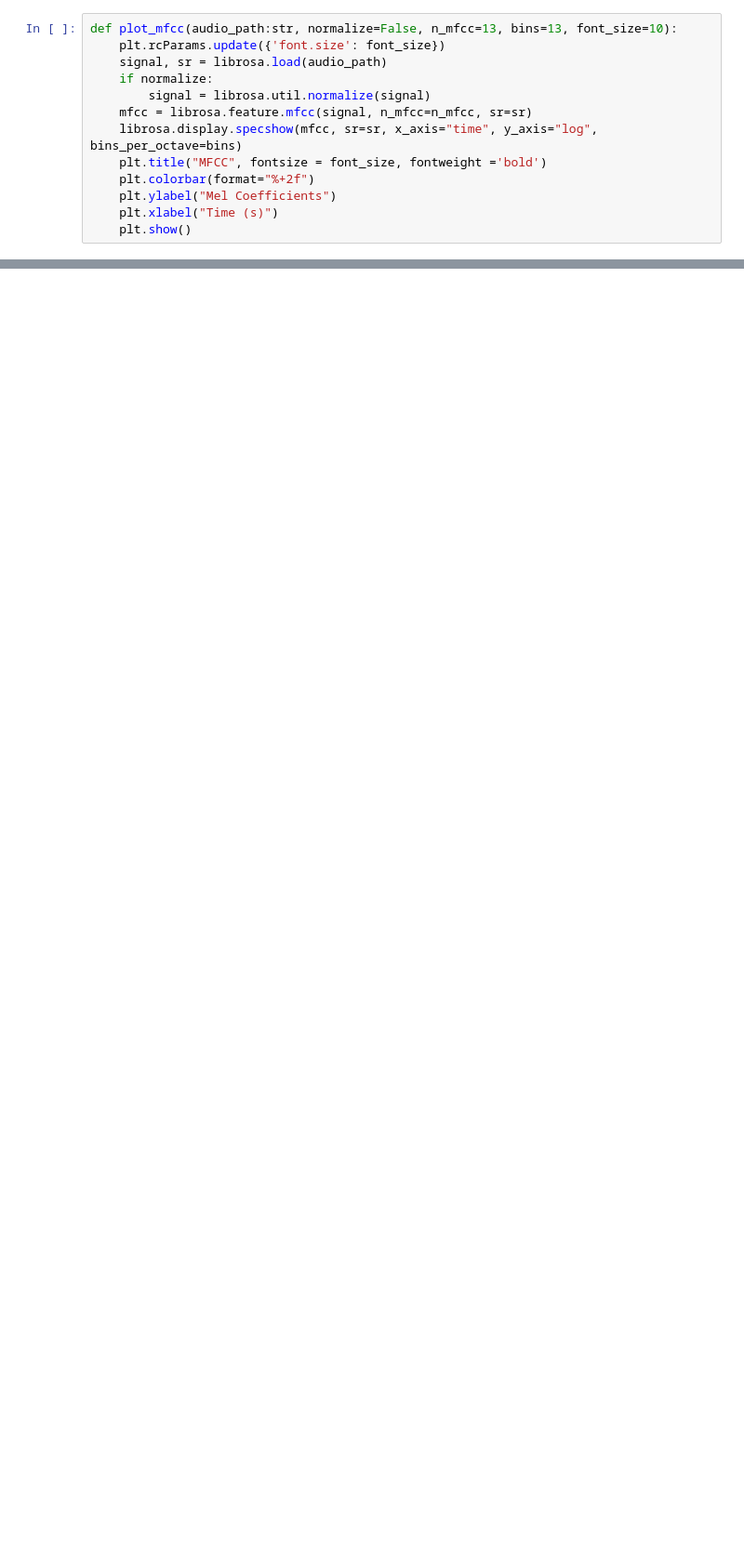
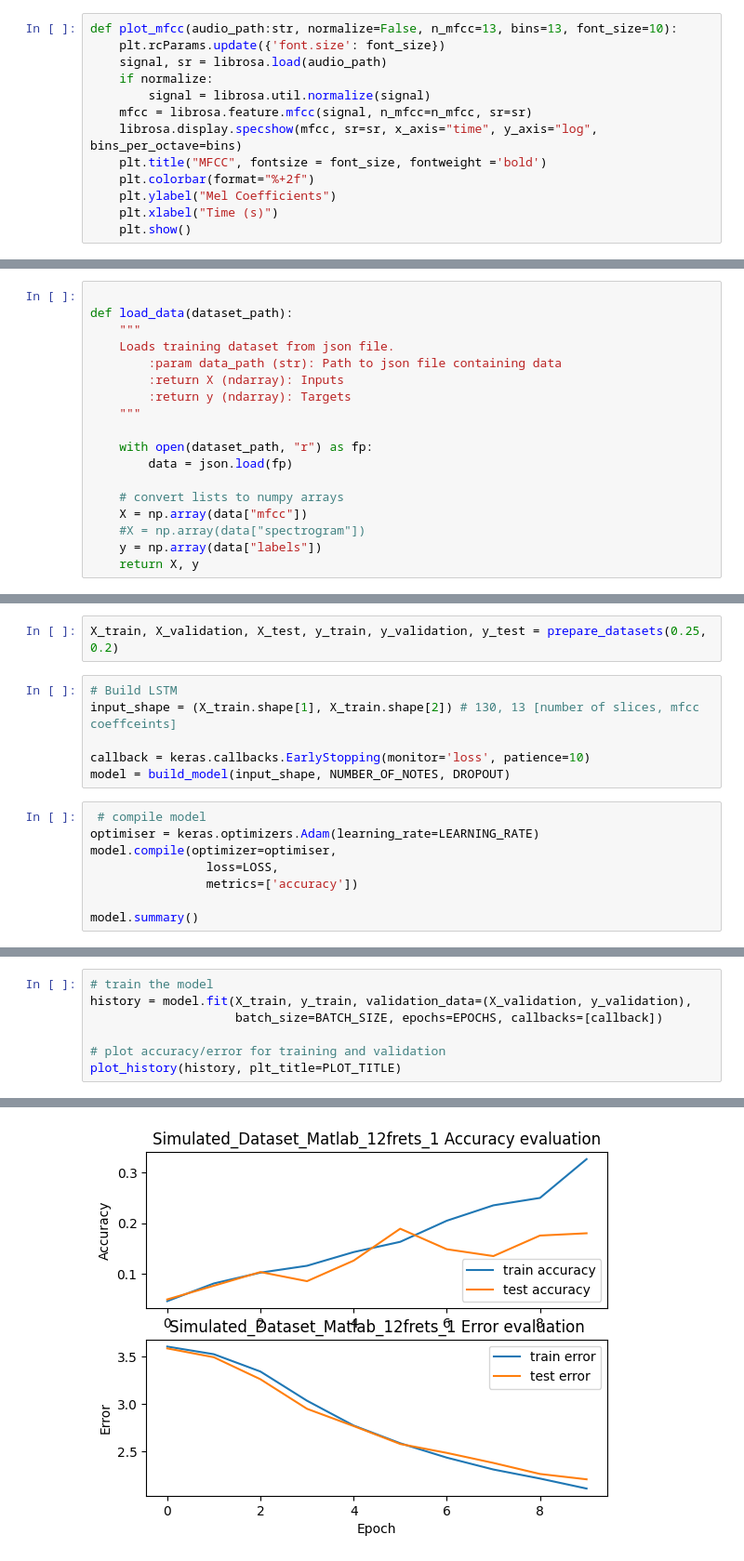
Before and after one commit to blaze21777/Automatic-Music-Transcription, a Jupyter notebook: src/LSTM/LSTM.ipynb, the cells around one changed output, grey strips where cells are left out. Shown at 93% size. Cells and saved outputs as stored; diff of their text form; blank space fills up the shorter version.

Commit message:
Added model building code

```diff
--- a/src/LSTM/LSTM.ipynb
+++ b/src/LSTM/LSTM.ipynb
@@ -115,0 +160,18 @@ plot_spectrogram(AUDIO_FILE, normalize=True)
+# %%
+
+def load_data(dataset_path):
+    """
+    Loads training dataset from json file.
+        :param data_path (str): Path to json file containing data
+        :return X (ndarray): Inputs
+        :return y (ndarray): Targets
+    """
+
+    with open(dataset_path, "r") as fp:
+        data = json.load(fp)
+
+    # convert lists to numpy arrays
+    X = np.array(data["mfcc"])
+    #X = np.array(data["spectrogram"])
+    y = np.array(data["labels"])
+    return X, y
@@ -115,0 +276,16 @@ plot_spectrogram(AUDIO_FILE, normalize=True)
+# %%
+X_train, X_validation, X_test, y_train, y_validation, y_test = prepare_datasets(0.25, 0.2)
+# %%
+# Build LSTM
+input_shape = (X_train.shape[1], X_train.shape[2]) # 130, 13 [number of slices, mfcc coeffceints]
+
+callback = keras.callbacks.EarlyStopping(monitor='loss', patience=10)
+model = build_model(input_shape, NUMBER_OF_NOTES, DROPOUT)
+# %%
+ # compile model
+optimiser = keras.optimizers.Adam(learning_rate=LEARNING_RATE)
+model.compile(optimizer=optimiser,
+                loss=LOSS,
+                metrics=['accuracy'])
+
+model.summary()
@@ -115,0 +311,8 @@ plot_spectrogram(AUDIO_FILE, normalize=True)
+# %%
+# train the model
+history = model.fit(X_train, y_train, validation_data=(X_validation, y_validation),
+                    batch_size=BATCH_SIZE, epochs=EPOCHS, callbacks=[callback])
+
+# plot accuracy/error for training and validation
+plot_history(history, plt_title=PLOT_TITLE)
+# %% [output]
@@ -115,0 +339 @@ plot_spectrogram(AUDIO_FILE, normalize=True)
+[figure, added]
```
Also changed, not shown: parts of 19 cells of this notebook.
